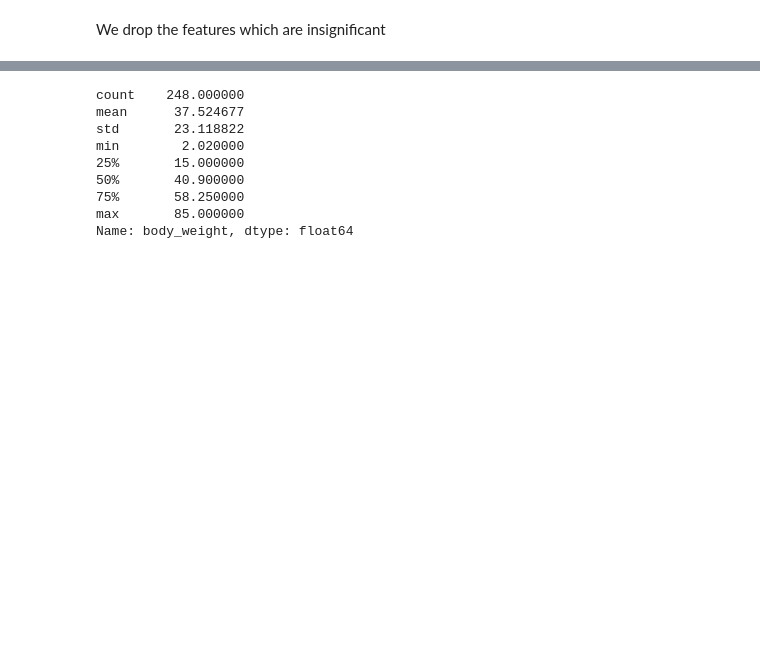
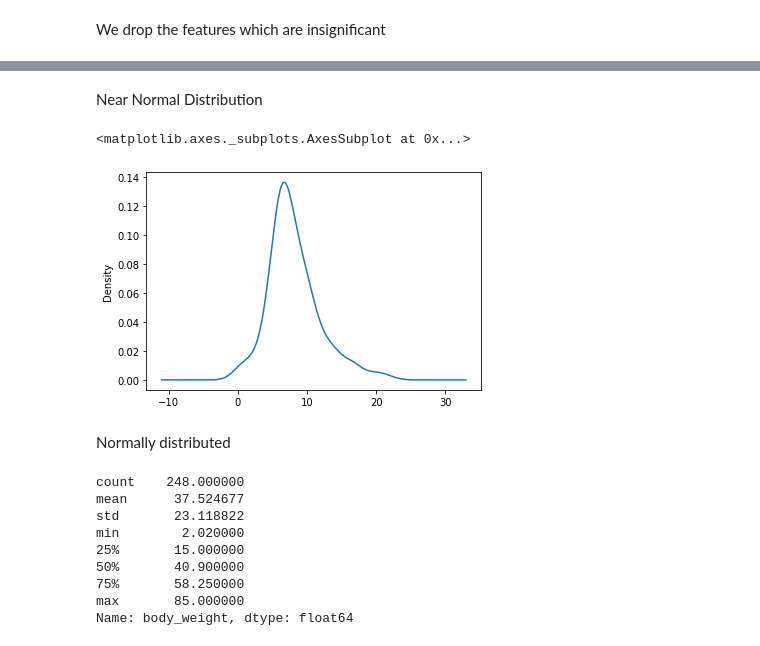
Before and after one commit to abhilashhn1993/PackagePricing_linear_regression, a Jupyter notebook: PackagePrice_DataExploration.ipynb, the cells around one changed output, grey strips where cells are left out. Drawn from its saved outputs; the diff is of its cells as text; code cells hidden in the pictures; blank space fills up the shorter version.

```diff
--- a/PackagePrice_DataExploration.ipynb
+++ b/PackagePrice_DataExploration.ipynb
@@ -282,3 +291,12 @@ df.shape
+# %% [markdown]
+Near Normal Distribution
+# %%
+df.length_of_stay_ward.plot.density()
+# %% [output]
+<matplotlib.axes._subplots.AxesSubplot at 0x...>
+[figure, added]
+# %% [markdown]
+Normally distributed
 # %%
 df.body_weight.describe()
 # %% [output]
```
Also changed, not shown: parts of 43 cells of this notebook.
